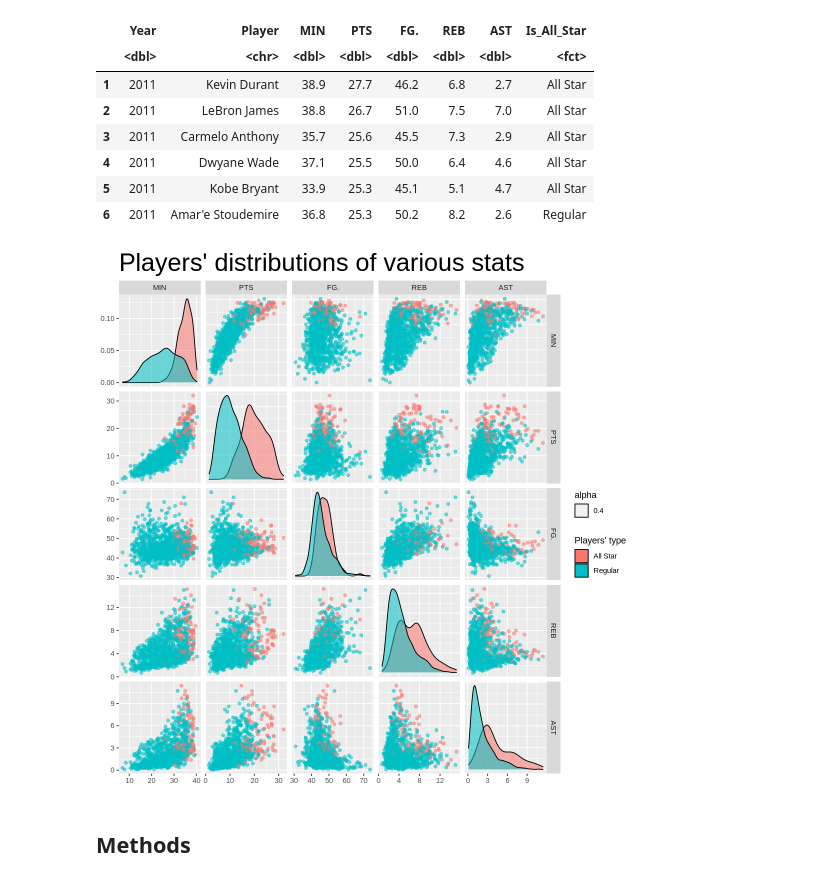
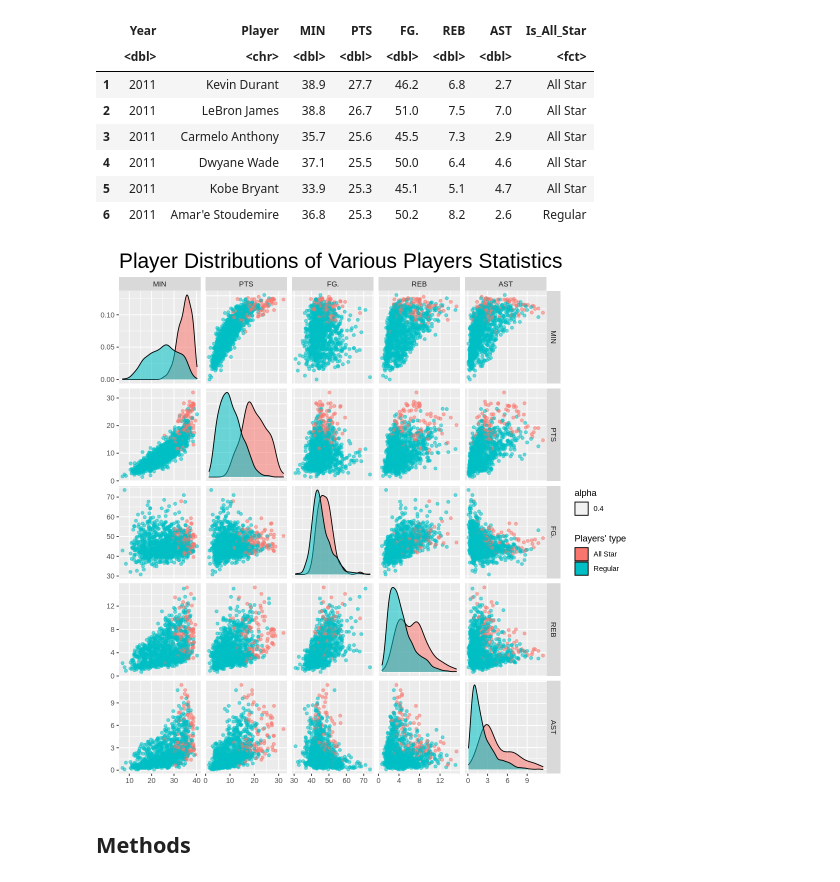
Before and after one commit to RayNguyent/DSCI-100-project, a Jupyter notebook: proposal.ipynb, the cells around one changed output. Saved outputs shown, nothing was run; the diff lists cells and outputs as text; code cells hidden in the pictures.

```diff
--- a/proposal.ipynb
+++ b/proposal.ipynb
@@ -123,15 +123,15 @@ A data.frame: 6 × 8
 # %%
 ## Graphs displaying relationships between each variable.
 options(repr.plot.width = 9, repr.plot.height = 9)
 plot <- ggpairs(selected_combined_data, columns = 3:7, legend = 1,
                 ggplot2::aes(color = Is_All_Star, alpha = 0.4),
                 upper = list(continuous = "points", wrap("cor", size = 2.5))) +
-                labs(title = "Players' distributions of various stats", fill = "Players' type") +
-                theme(plot.title = element_text(size = 30))
+                labs(title = "Player Distributions of Various Players Statistics", fill = "Players' type") +
+                theme(plot.title = element_text(size = 25))
 
 plot
 # %% [output]
-[figure, old version]
+[figure, new version]
 # %% [markdown]
 ## Methods
 # %% [markdown]
```
